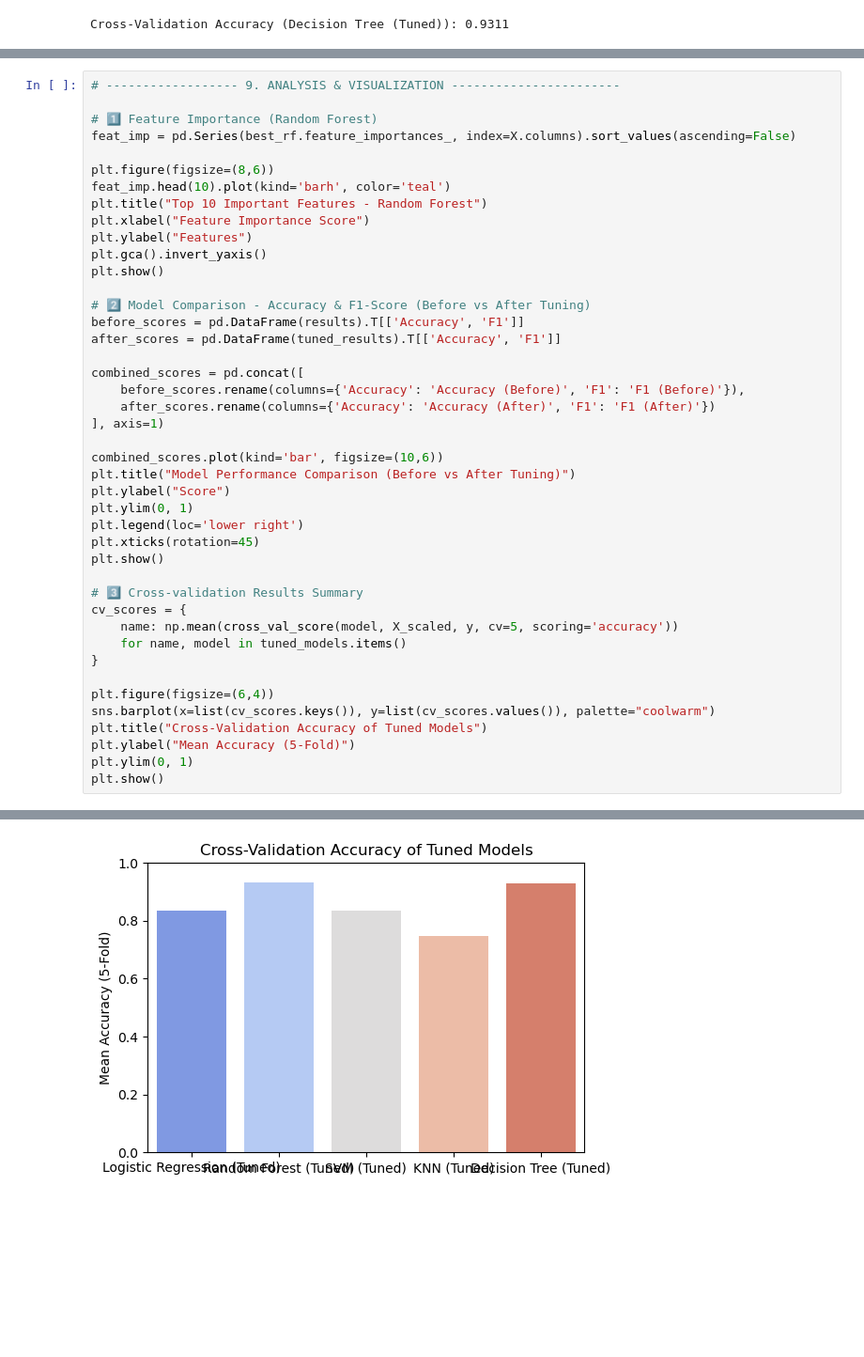
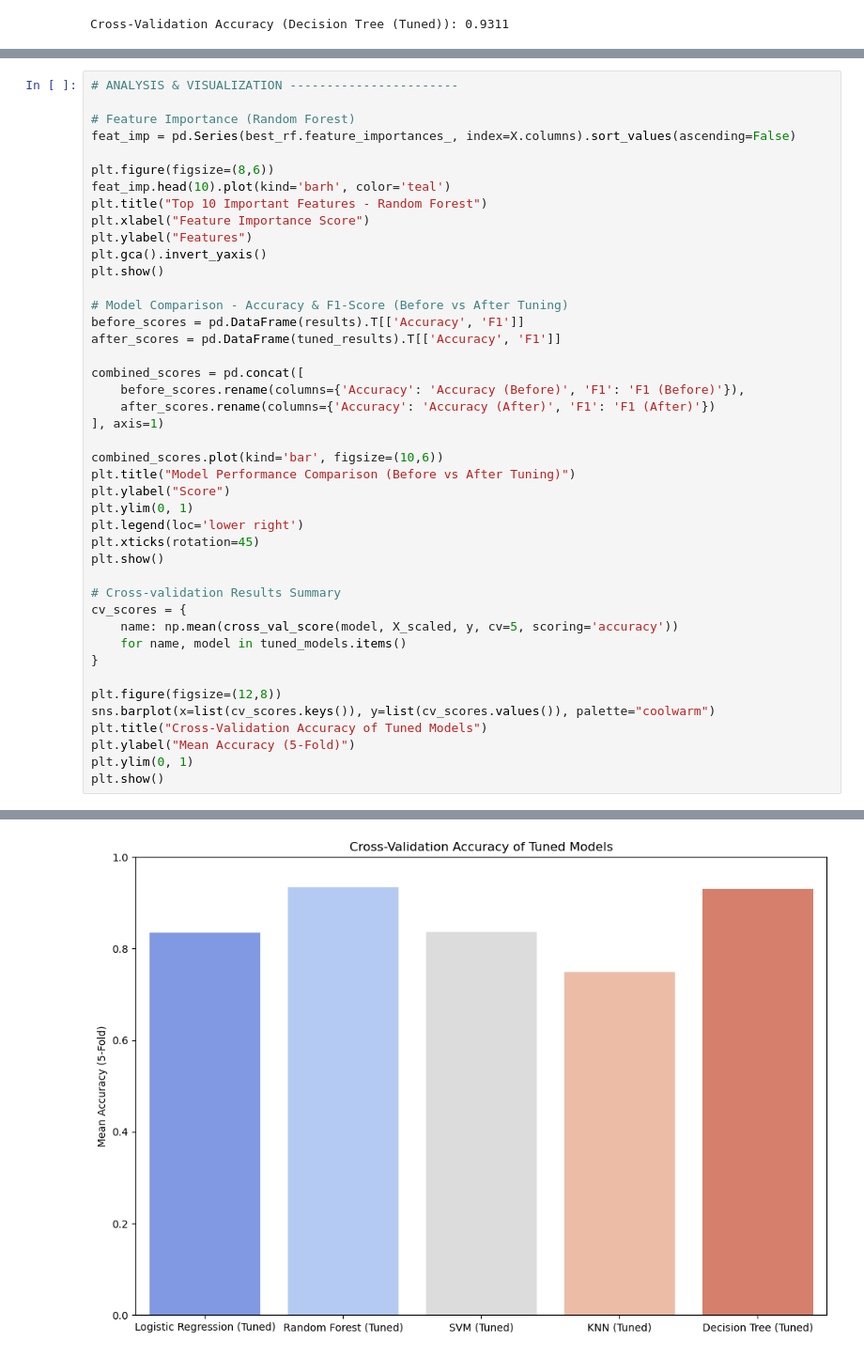
Before and after one commit to SmritiReddyy/Alzheimer-s-Disease-Detection-with-ML, a Jupyter notebook: MLMidterm.ipynb, the cells around one changed output, grey strips where cells are left out. Shown at 94% size. Saved outputs shown, nothing was run; the diff lists cells and outputs as text; blank space fills up the shorter version.

```diff
--- a/MLMidterm.ipynb
+++ b/MLMidterm.ipynb
@@ -903,7 +904,7 @@ Cross-Validation Accuracy (Decision Tree (Tuned)): 0.9311
 # %%
-# ------------------ 9. ANALYSIS & VISUALIZATION -----------------------
+# ANALYSIS & VISUALIZATION -----------------------
 
-# 1️⃣ Feature Importance (Random Forest)
+# Feature Importance (Random Forest)
 feat_imp = pd.Series(best_rf.feature_importances_, index=X.columns).sort_values(ascending=False)
 
 plt.figure(figsize=(8,6))
@@ -914,36 +915,36 @@ plt.ylabel("Features")
 plt.gca().invert_yaxis()
 plt.show()
 
-# 2️⃣ Model Comparison - Accuracy & F1-Score (Before vs After Tuning)
+# Model Comparison - Accuracy & F1-Score (Before vs After Tuning)
 before_scores = pd.DataFrame(results).T[['Accuracy', 'F1']]
 after_scores = pd.DataFrame(tuned_results).T[['Accuracy', 'F1']]
 
 combined_scores = pd.concat([
     before_scores.rename(columns={'Accuracy': 'Accuracy (Before)', 'F1': 'F1 (Before)'}),
     after_scores.rename(columns={'Accuracy': 'Accuracy (After)', 'F1': 'F1 (After)'})
 ], axis=1)
 
 combined_scores.plot(kind='bar', figsize=(10,6))
 plt.title("Model Performance Comparison (Before vs After Tuning)")
 plt.ylabel("Score")
 plt.ylim(0, 1)
 plt.legend(loc='lower right')
 plt.xticks(rotation=45)
 plt.show()
 
-# 3️⃣ Cross-validation Results Summary
+# Cross-validation Results Summary
 cv_scores = {
     name: np.mean(cross_val_score(model, X_scaled, y, cv=5, scoring='accuracy'))
     for name, model in tuned_models.items()
 }
 
-plt.figure(figsize=(6,4))
+plt.figure(figsize=(12,8))
 sns.barplot(x=list(cv_scores.keys()), y=list(cv_scores.values()), palette="coolwarm")
 plt.title("Cross-Validation Accuracy of Tuned Models")
 plt.ylabel("Mean Accuracy (5-Fold)")
 plt.ylim(0, 1)
 plt.show()
 # %% [output]
 [figure]
 [figure]
-[figure, old version]
+[figure, new version]
```
Also changed, not shown: parts of 19 cells of this notebook.
